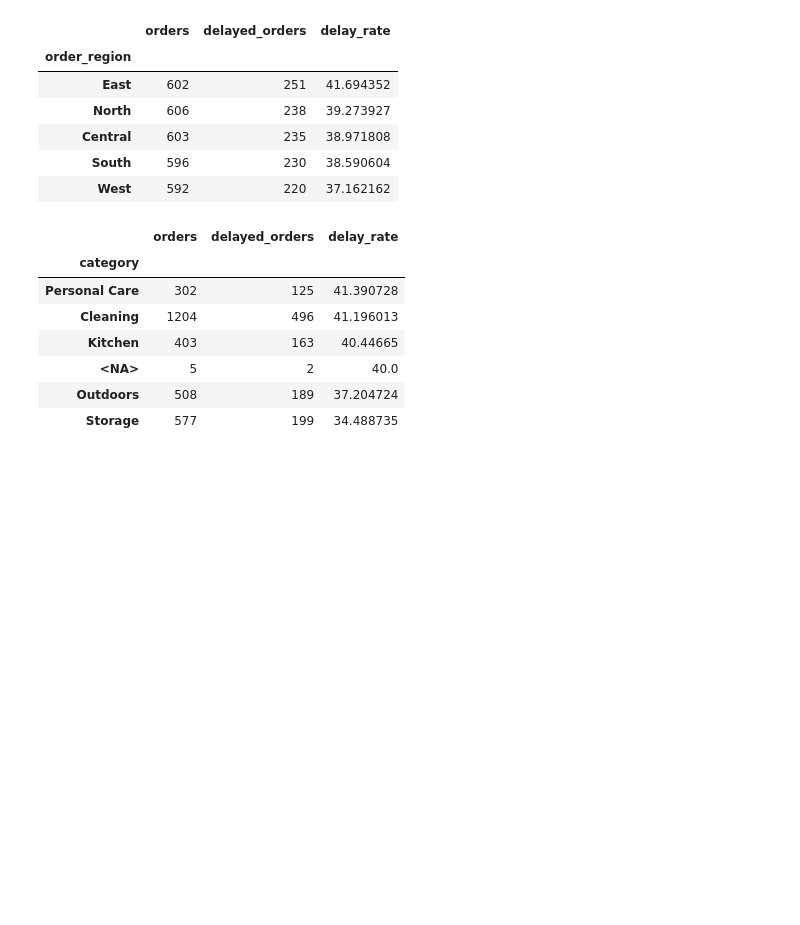
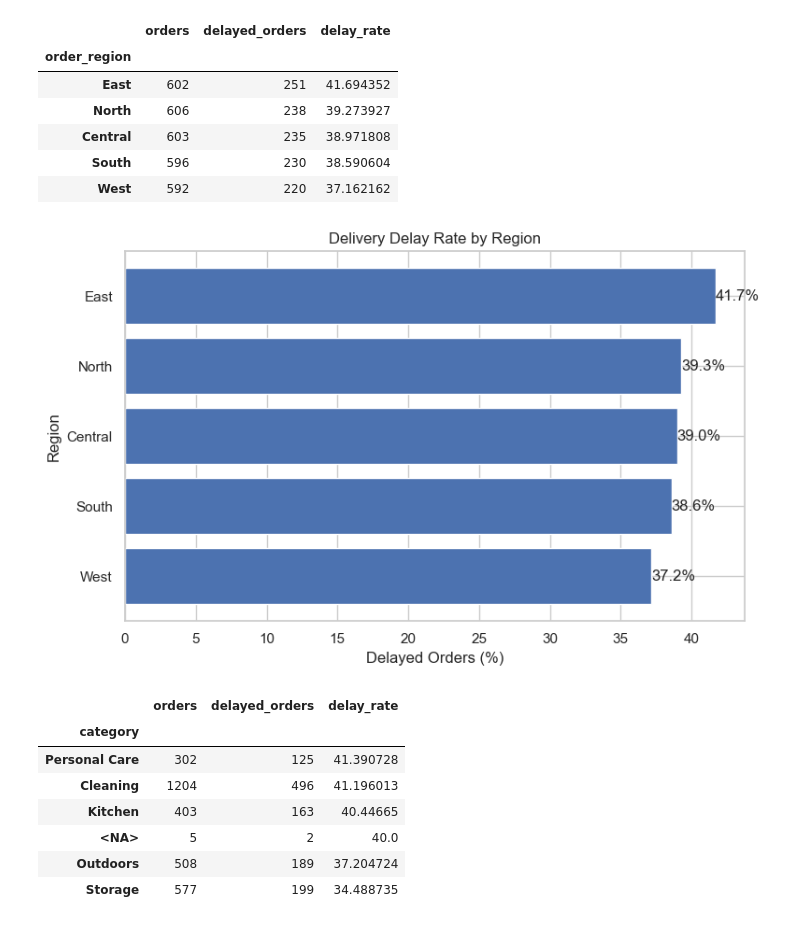
Before and after one commit to Barnabas-sir/Green-Cart-Ltd-Q2-Performance-Analysis, a Jupyter notebook: Green Cart Ltd. Q2 Performance Review — Data & Insights Project.ipynb, the cells around one changed output. Drawn from its saved outputs; the diff is of its cells as text; code cells hidden in the pictures; blank space fills up the shorter version.

```diff
--- a/Green Cart Ltd. Q2 Performance Review — Data & Insights Project.ipynb
+++ b/Green Cart Ltd. Q2 Performance Review — Data & Insights Project.ipynb
@@ -1712,6 +1761,39 @@ delivery_by_region.sort_values("delay_rate", ascending=False)
 | Central | 603 | 235 | 38.971808 |
 | South | 596 | 230 | 38.590604 |
 | West | 592 | 220 | 37.162162 |
+# %%
+# Delivery delay rate by region
+
+delivery_region_chart = (
+    delivery_by_region
+    .sort_values("delay_rate")
+    .reset_index()
+)
+
+plt.figure(figsize=(8, 5))
+
+plt.barh(
+    delivery_region_chart["order_region"],
+    delivery_region_chart["delay_rate"]
+)
+
+plt.title("Delivery Delay Rate by Region")
+plt.xlabel("Delayed Orders (%)")
+plt.ylabel("Region")
+
+for i, value in enumerate(delivery_region_chart["delay_rate"]):
+    plt.text(
+        value,
+        i,
+        f"{value:.1f}%",
+        va="center"
+    )
+
+plt.tight_layout()
+
+plt.show()
+# %% [output]
+[figure, added]
 # %%
 # 6.3.2 — Delivery performance by product category
 
```
Also changed, not shown: parts of 25 cells of this notebook.
